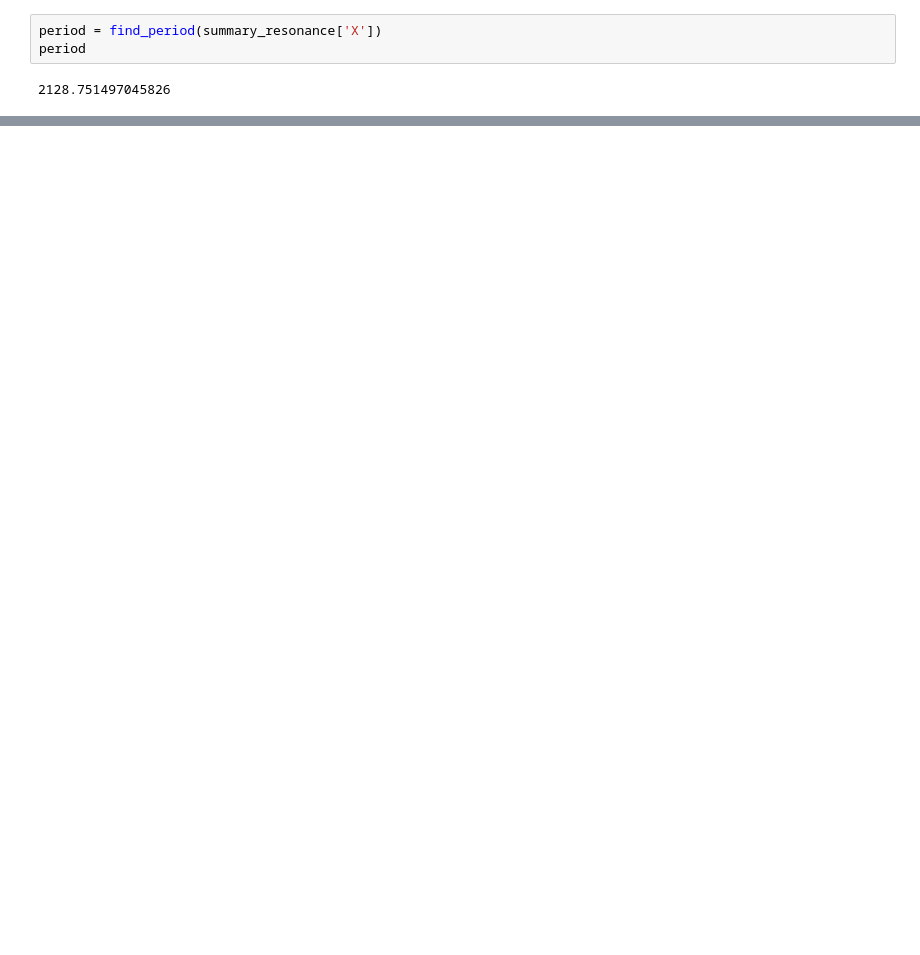
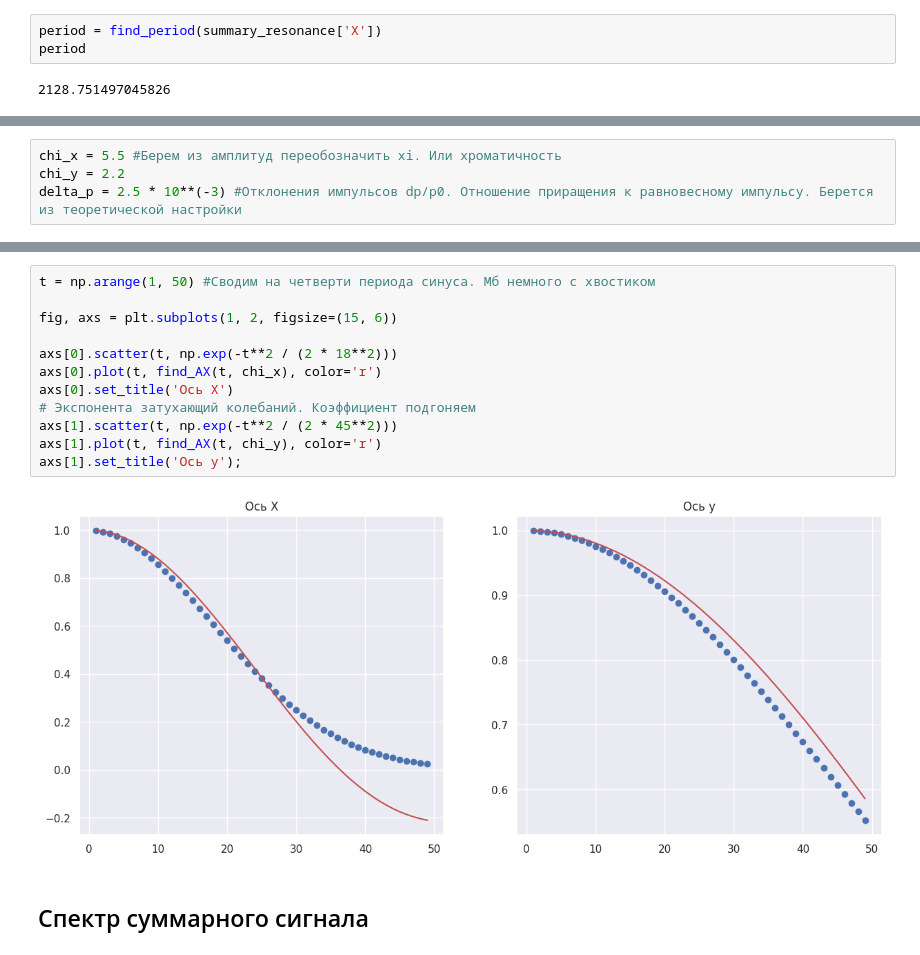
Before and after one commit to settlermine/jinr_practice, a Jupyter notebook: settlermine.ipynb, the cells around one changed output, grey strips where cells are left out. Cells and saved outputs as stored; diff of their text form; blank space fills up the shorter version.

```diff
--- a/settlermine.ipynb
+++ b/settlermine.ipynb
@@ -387,0 +468,4 @@ axs[1].plot(t, theoretical_values['Y'], color='r');
+# %%
+chi_x = 5.5 #Берем из амплитуд переобозначить xi. Или хроматичность
+chi_y = 2.2
+delta_p = 2.5 * 10**(-3) #Отклонения импульсов dp/p0. Отношение приращения к равновесному импульсу. Берется из теоретической настройки
@@ -387,0 +518,16 @@ axs[1].plot(t, theoretical_values['Y'], color='r');
+# %%
+t = np.arange(1, 50) #Сводим на четверти периода синуса. Мб немного с хвостиком
+
+fig, axs = plt.subplots(1, 2, figsize=(15, 6))
+
+axs[0].scatter(t, np.exp(-t**2 / (2 * 18**2)))
+axs[0].plot(t, find_AX(t, chi_x), color='r')
+axs[0].set_title('Ось X')
+# Экспонента затухающий колебаний. Коэффициент подгоняем
+axs[1].scatter(t, np.exp(-t**2 / (2 * 45**2)))
+axs[1].plot(t, find_AX(t, chi_y), color='r')
+axs[1].set_title('Ось y');
+# %% [output]
+[figure, added]
+# %% [markdown]
+## Спектр суммарного сигнала
```
Also changed, not shown: parts of 65 cells of this notebook, 1 other file.
